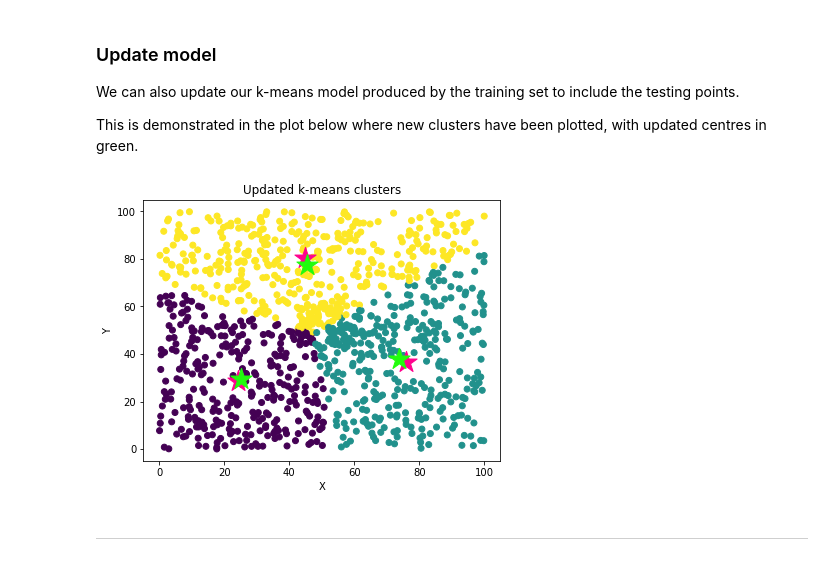
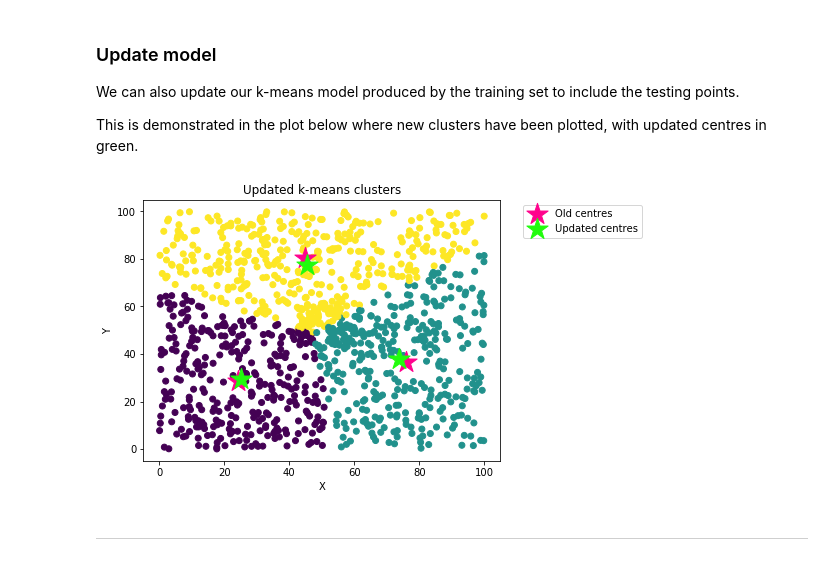
Before and after one commit to dmorgankx/mlnotebooks, a Jupyter notebook: notebooks/11 Clustering.ipynb, the cells around one changed output. Drawn from its saved outputs; the diff is of its cells as text; code cells hidden in the pictures.

```diff
--- a/notebooks/11 Clustering.ipynb
+++ b/notebooks/11 Clustering.ipynb
@@ -171,17 +171,18 @@ This is demonstrated in the plot below where new clusters have been plotted, wit
 # %%
 // update fitted k-means model
 r1upd:.ml.clust.kmeans.update[d1tst;r1]
 
 // plot resulting clusters
 plt[`:scatter][;;`c pykw r1upd`clt]. r1upd`data;
-plt[`:scatter][;;`c pykw"#ff028d";`marker pykw"*";`s pykw 500]. flip r1`reppts;
-plt[`:scatter][;;`c pykw"#21fc0d";`marker pykw"*";`s pykw 500]. flip r1upd`reppts;
+plt[`:scatter][;;`c pykw"#ff028d";`marker pykw"*";`s pykw 500;`label pykw "Old centres"]. flip r1`reppts;
+plt[`:scatter][;;`c pykw"#21fc0d";`marker pykw"*";`s pykw 500;`label pykw "Updated centres"]. flip r1upd`reppts;
 plt[`:title]"Updated k-means clusters";
 plt[`:xlabel]"X";
 plt[`:ylabel]"Y";
+plt[`:legend][`bbox_to_anchor pykw (1.05;1);`loc pykw"upper left"];
 plt[`:show][];
 # %% [output]
-[figure, old version]
+[figure, new version]
 # %% [markdown]
 ---
 # %% [markdown]
```
Also changed, not shown: parts of 35 cells of this notebook, 1 other file.
